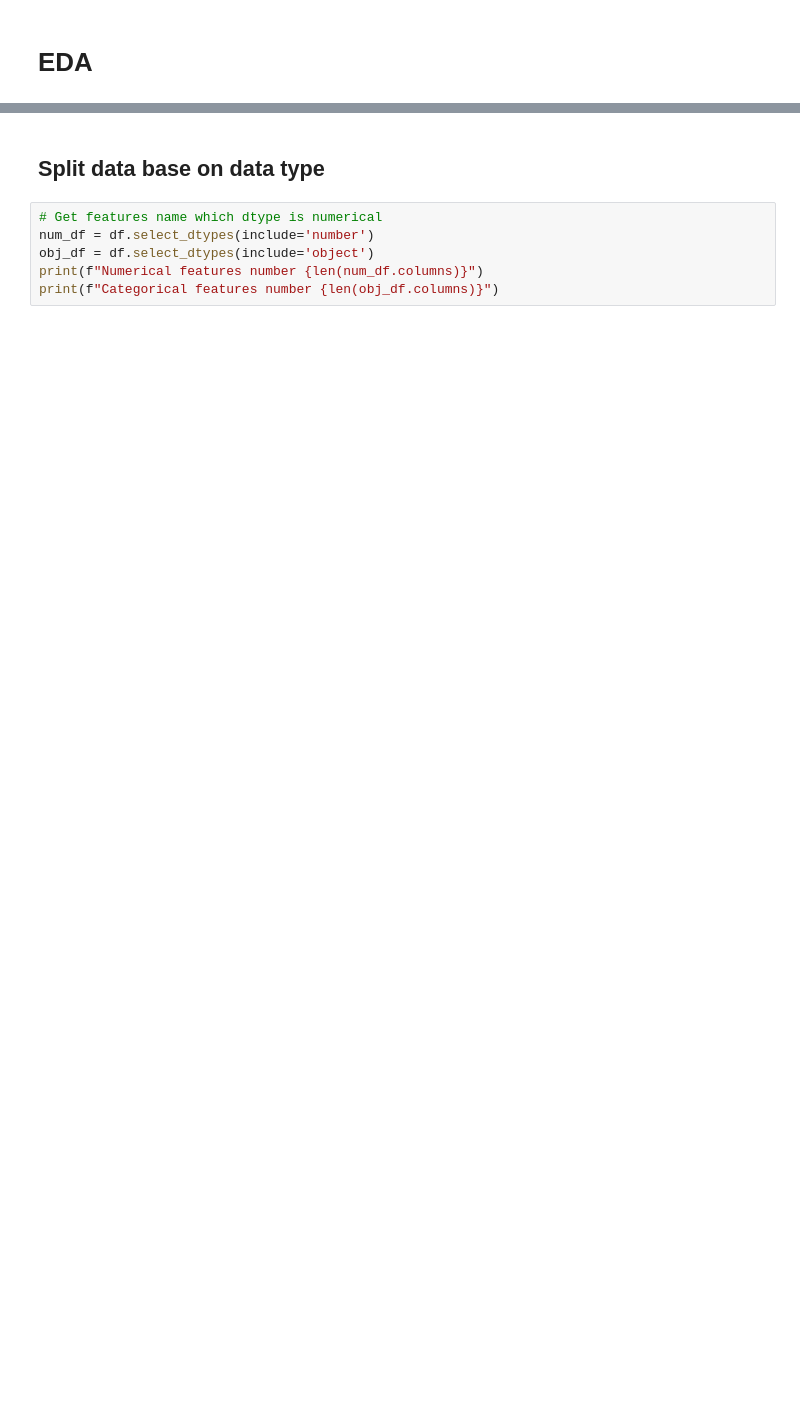
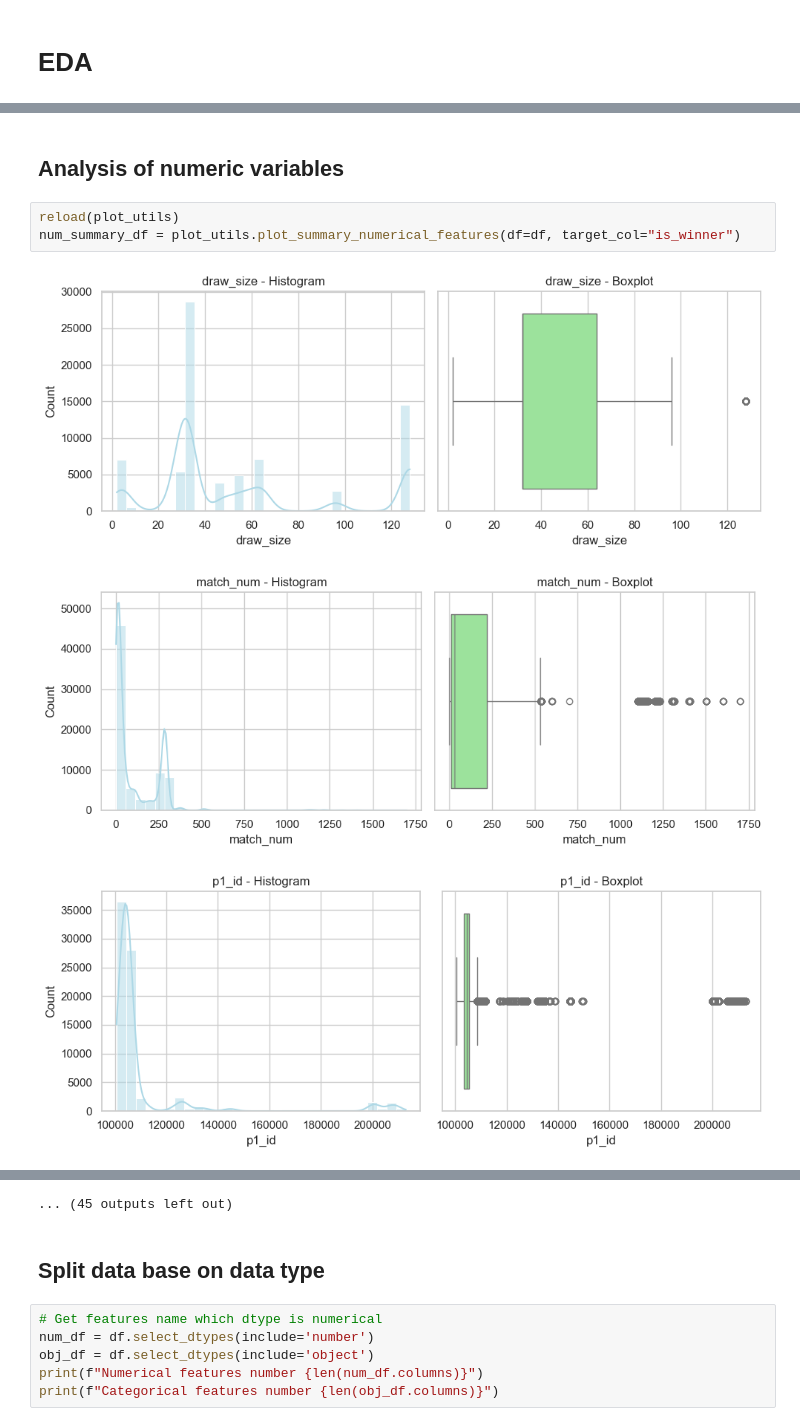
Before and after one commit to DanielSzakacs/PR2_DE_Tennis_Players, a Jupyter notebook: notebooks/03_EDA.ipynb, the cells around one changed output, grey strips where cells are left out. Saved outputs shown, nothing was run; the diff lists cells and outputs as text; blank space fills up the shorter version.

```diff
--- a/notebooks/03_EDA.ipynb
+++ b/notebooks/03_EDA.ipynb
@@ -70,0 +153,9 @@ Column 'p2_rank_last_10_avg' has 9616 missing values
+# %% [markdown]
+## Analysis of numeric variables
+# %%
+reload(plot_utils)
+num_summary_df = plot_utils.plot_summary_numerical_features(df=df, target_col="is_winner")
+# %% [output]
+[figure, added]
+[figure, added]
+[figure, added]
@@ -71,3 +171,4 @@ Column 'p2_rank_last_10_avg' has 9616 missing values
+... (45 outputs left out)
 # %% [markdown]
 ## Split data base on data type
 # %%
```
Also changed, not shown: parts of 22 cells of this notebook, 2 other files.
